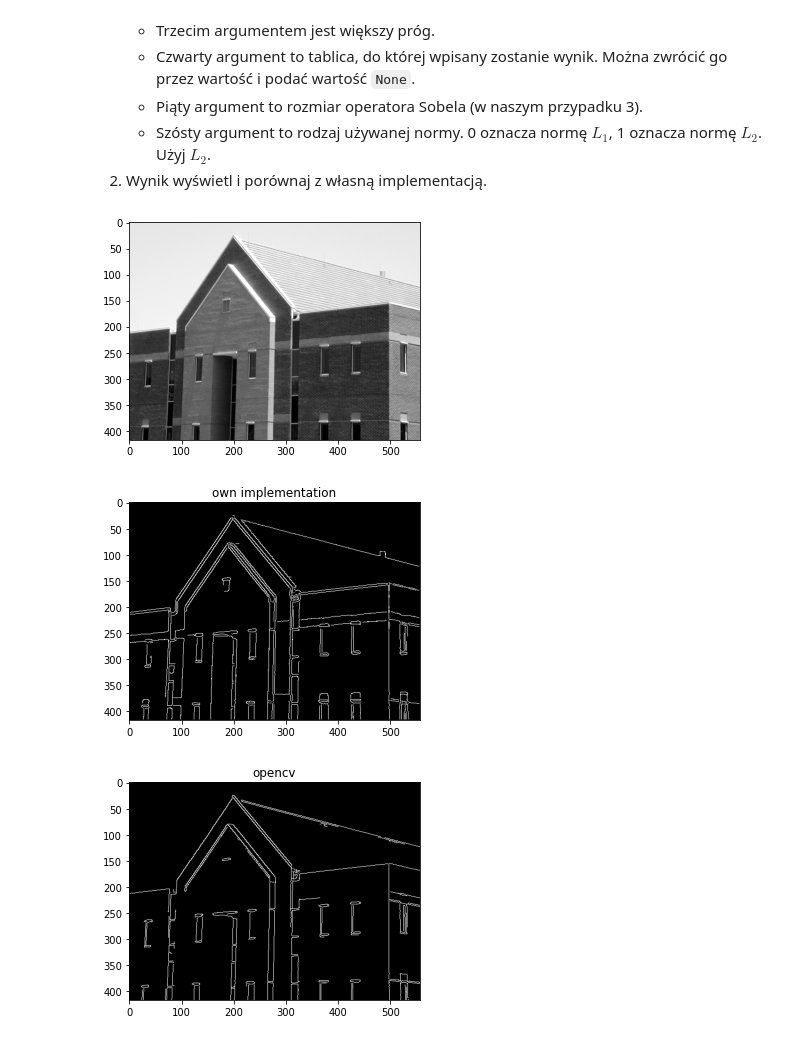
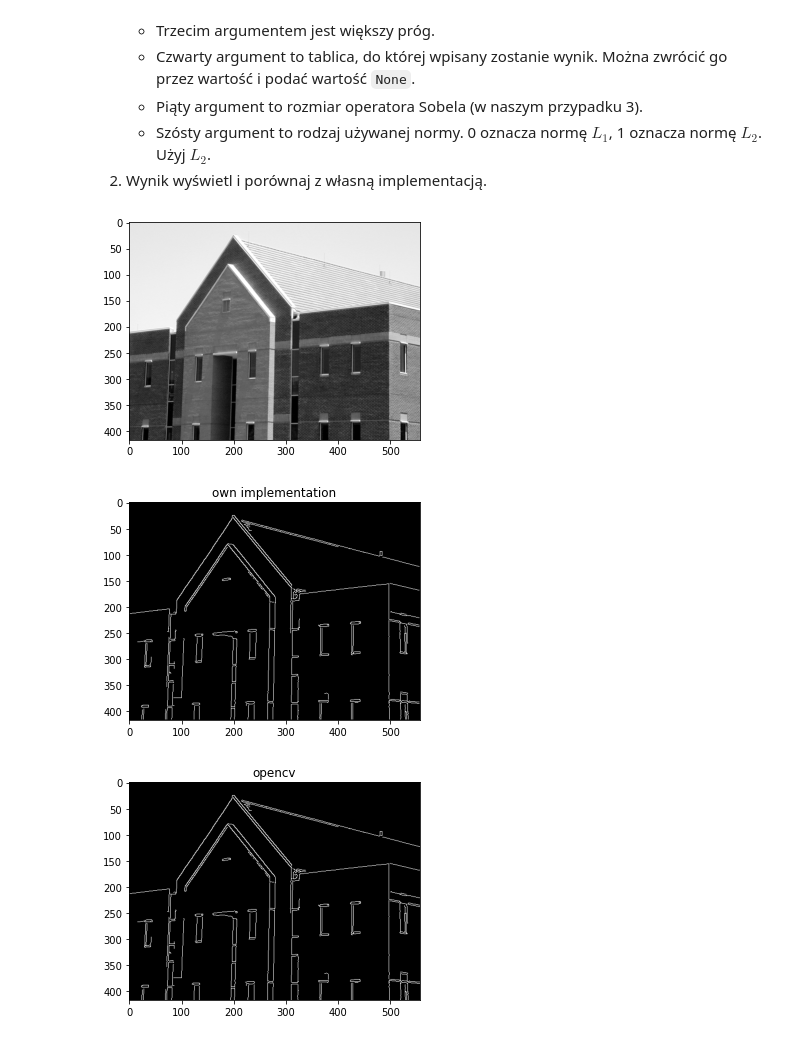
Before and after one commit to RysiekPrecikowski/WDCPO, a Jupyter notebook: sem6/lab2/09_Canny.ipynb, the cells around one changed output. Drawn from its saved outputs; the diff is of its cells as text; code cells hidden in the pictures.

```diff
--- a/sem6/lab2/09_Canny.ipynb
+++ b/sem6/lab2/09_Canny.ipynb
@@ -324,17 +325,24 @@ def canny(img, sigma= -20, tl= 18000, th = 28000, size_blur=3):
     plt.show()
 
     return result
+# %%
+plt.imshow(dom, "gray")
+plt.show()
+
+size_blur=3
+sigma = 10
+img = cv2.GaussianBlur(dom, (size_blur, size_blur), sigma)
+
+plt.title("own implementation")
+canny(img, th=170, tl=85)
+plt.show()
+# %% [output]
+[figure, added]
+[figure, added]
 # %%
-plt.imshow(dom, "gray")
+img = cv2.GaussianBlur(dom, (size_blur, size_blur), sigma)
+plt.title("opencv")
+plt.imshow(cv2.Canny(img, 170, 85, None, 3, 1), "gray")
 plt.show()
-
-plt.title("own implementation")
-canny(dom, sigma=-250, th=4000, tl=1000, size_blur=9)
-
-plt.title("opencv")
-plt.imshow(cv2.Canny(dom, 1500, 3500, None, 5, 1), "gray")
-plt.show()
 # %% [output]
-[figure, old version]
+[figure, new version]
-[figure, removed]
-[figure, removed]
```
Also changed, not shown: parts of 1 cell of this notebook, 2 other files.
